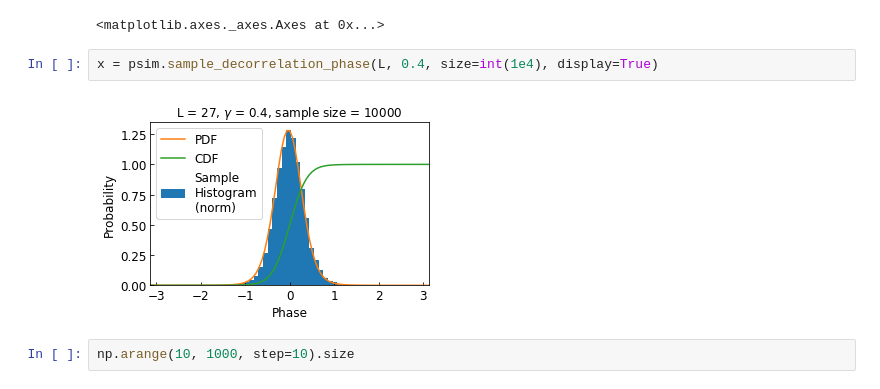
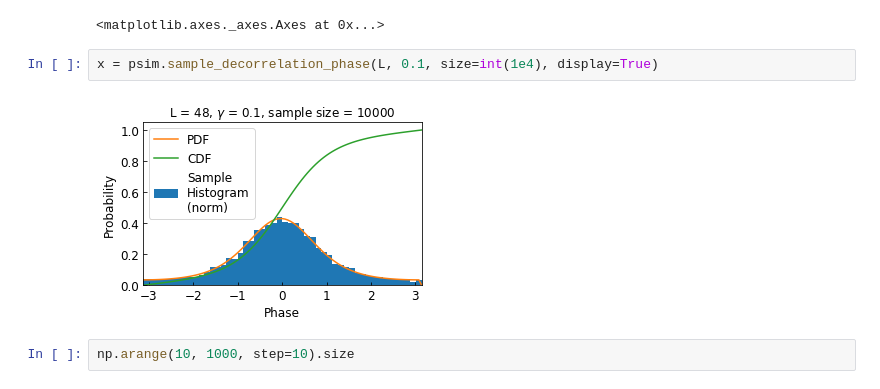
Before and after one commit to geodesymiami/Yunjun_et_al-2019-MintPy, a Jupyter notebook: networkInv_weightFunction.ipynb, the cells around one changed output. Drawn from its saved outputs; the diff is of its cells as text.

```diff
--- a/networkInv_weightFunction.ipynb
+++ b/networkInv_weightFunction.ipynb
@@ -213,9 +241,9 @@ cbar.ax
 # %% [output]
 <matplotlib.axes._axes.Axes at 0x...>
 # %%
-x = psim.sample_decorrelation_phase(L, 0.4, size=int(1e4), display=True)
+x = psim.sample_decorrelation_phase(L, 0.1, size=int(1e4), display=True)
 # %% [output]
-[figure, old version]
+[figure, new version]
 # %%
 np.arange(10, 1000, step=10).size
 # %% [output]
```
Also changed, not shown: parts of 6 cells of this notebook, 6 other files.
